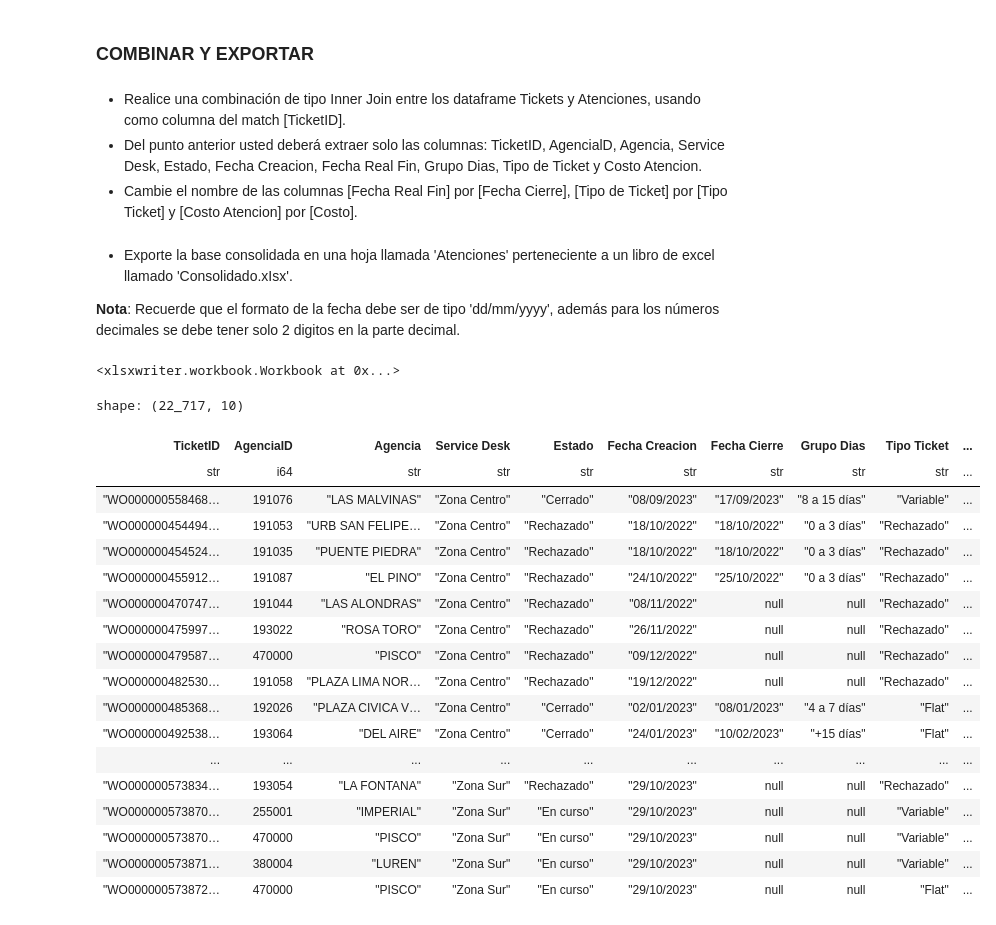
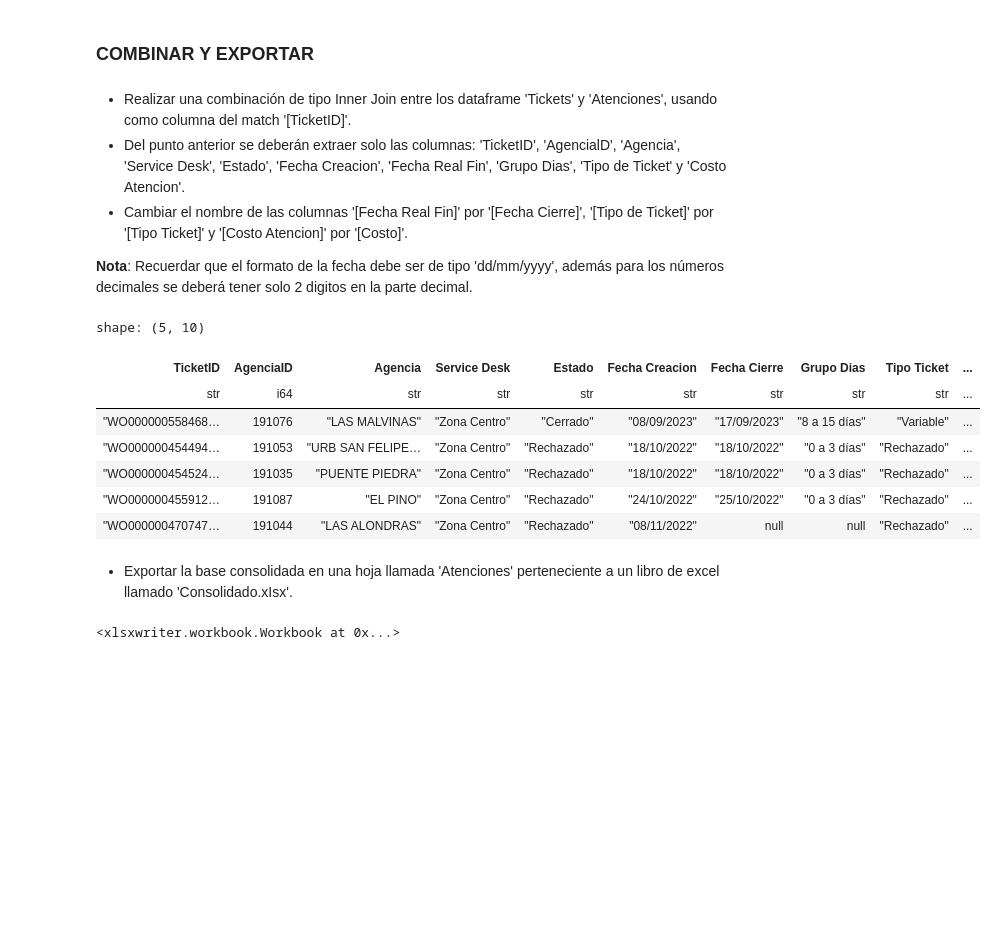
Before and after one commit to Jeshua-Romero-Guadarrama/ADDC-PYTHON-FOR-ETL, a Jupyter notebook: CASO PRÁCTICO I. GESTIÓN DE ATENCIONES/CASO PRÁCTICO I. GESTIÓN DE ATENCIONES.ipynb, the cells around one changed output. Drawn from its saved outputs; the diff is of its cells as text; code cells hidden in the pictures; blank space fills up the shorter version.

```diff
--- a/CASO PRÁCTICO I. GESTIÓN DE ATENCIONES/CASO PRÁCTICO I. GESTIÓN DE ATENCIONES.ipynb
+++ b/CASO PRÁCTICO I. GESTIÓN DE ATENCIONES/CASO PRÁCTICO I. GESTIÓN DE ATENCIONES.ipynb
@@ -201,9 +241,11 @@ Atenciones = Atenciones.with_columns([
 # %% [markdown]
 ### COMBINAR Y EXPORTAR
 # %% [markdown]
-- Realice una combinación de tipo Inner Join entre los dataframe Tickets y Atenciones, usando como columna del match [TicketID].
-- Del punto anterior usted deberá extraer solo las columnas: TicketID, AgencialD, Agencia, Service Desk, Estado, Fecha Creacion, Fecha Real Fin, Grupo Dias, Tipo de Ticket y Costo Atencion.
-- Cambie el nombre de las columnas [Fecha Real Fin] por [Fecha Cierre], [Tipo de Ticket] por [Tipo Ticket] y [Costo Atencion] por [Costo].
+- Realizar una combinación de tipo Inner Join entre los dataframe 'Tickets' y 'Atenciones', usando como columna del match '[TicketID]'.
+- Del punto anterior se deberán extraer solo las columnas: 'TicketID', 'AgencialD', 'Agencia', 'Service Desk', 'Estado', 'Fecha Creacion', 'Fecha Real Fin', 'Grupo Dias', 'Tipo de Ticket' y 'Costo Atencion'.
+- Cambiar el nombre de las columnas '[Fecha Real Fin]' por '[Fecha Cierre]', '[Tipo de Ticket]' por '[Tipo Ticket]' y '[Costo Atencion]' por '[Costo]'.
+
+**Nota**: Recuerdar que el formato de la fecha debe ser de tipo 'dd/mm/yyyy', además para los números decimales se deberá tener solo 2 digitos en la parte decimal.
 # %%
 # Definir las columnas requeridas:
 Columnas = [
@@ -211,37 +253,45 @@ Columnas = [
     'Fecha Creacion', 'Fecha Real Fin', 'Grupo Dias', 'Tipo de Ticket', 'Costo Atencion'
 ]
 # Definir los nuevos nombres de columna:
 NuevosNombres = {
     'Fecha Real Fin': 'Fecha Cierre',
     'Tipo de Ticket': 'Tipo Ticket',
     'Costo Atencion': 'Costo'
 }
 # Realizar la combinación de tipo Inner Join:
 Consolidado = Tickets.join(Atenciones, on = 'TicketID', how = 'inner') \
     .select(
         # Seleccionar las columnas específicas:
         Columnas
     ) \
     .rename(
         # Cambiar el nombre de las columnas:
         NuevosNombres
     ) \
     .with_columns([
         # Formatear las fechas de la columna 'Fecha Creacion' al formato 'dd/mm/yyyy':
         pl.col('Fecha Creacion').cast(pl.Date).dt.strftime('%d/%m/%Y').alias('Fecha Creacion')
     ]) \
     .with_columns([
         # Formatear las fechas de la columna 'Fecha Cierre' al formato 'dd/mm/yyyy':
         pl.col('Fecha Cierre').cast(pl.Date).dt.strftime('%d/%m/%Y').alias('Fecha Cierre')
     ]) \
     .with_columns([
         # Formatear los números decimales para tener solo 2 dígitos en la parte decimal:
         pl.col('Costo').round(2).alias('Costo')
     ])
+Consolidado.head()
+# %% [output]
+shape: (5, 10)
+| TicketID | AgenciaID | Agencia | Service Desk | Estado | Fecha Creacion | Fecha Cierre | Grupo Dias | Tipo Ticket | ... |
+| str | i64 | str | str | str | str | str | str | str | ... |
+| "WO000000558468… | 191076 | "LAS MALVINAS" | "Zona Centro" | "Cerrado" | "08/09/2023" | "17/09/2023" | "8 a 15 días" | "Variable" | ... |
+| "WO000000454494… | 191053 | "URB SAN FELIPE… | "Zona Centro" | "Rechazado" | "18/10/2022" | "18/10/2022" | "0 a 3 días" | "Rechazado" | ... |
+| "WO000000454524… | 191035 | "PUENTE PIEDRA" | "Zona Centro" | "Rechazado" | "18/10/2022" | "18/10/2022" | "0 a 3 días" | "Rechazado" | ... |
+| "WO000000455912… | 191087 | "EL PINO" | "Zona Centro" | "Rechazado" | "24/10/2022" | "25/10/2022" | "0 a 3 días" | "Rechazado" | ... |
+| "WO000000470747… | 191044 | "LAS ALONDRAS" | "Zona Centro" | "Rechazado" | "08/11/2022" | null | null | "Rechazado" | ... |
 # %% [markdown]
-- Exporte la base consolidada en una hoja llamada 'Atenciones' perteneciente a un libro de excel llamado 'Consolidado.xIsx'.
-
-**Nota**: Recuerde que el formato de la fecha debe ser de tipo 'dd/mm/yyyy', además para los números decimales se debe tener solo 2 digitos en la parte decimal.
+- Exportar la base consolidada en una hoja llamada 'Atenciones' perteneciente a un libro de excel llamado 'Consolidado.xIsx'.
 # %%
 Consolidado.write_excel(
         # Exportar la base consolidada a un archivo Excel:
@@ -249,25 +299,3 @@ Consolidado.write_excel(
     )
 # %% [output]
 <xlsxwriter.workbook.Workbook at 0x...>
-# %%
-Consolidado
-# %% [output]
-shape: (22_717, 10)
-| TicketID | AgenciaID | Agencia | Service Desk | Estado | Fecha Creacion | Fecha Cierre | Grupo Dias | Tipo Ticket | ... |
-| str | i64 | str | str | str | str | str | str | str | ... |
-| "WO000000558468… | 191076 | "LAS MALVINAS" | "Zona Centro" | "Cerrado" | "08/09/2023" | "17/09/2023" | "8 a 15 días" | "Variable" | ... |
-| "WO000000454494… | 191053 | "URB SAN FELIPE… | "Zona Centro" | "Rechazado" | "18/10/2022" | "18/10/2022" | "0 a 3 días" | "Rechazado" | ... |
-| "WO000000454524… | 191035 | "PUENTE PIEDRA" | "Zona Centro" | "Rechazado" | "18/10/2022" | "18/10/2022" | "0 a 3 días" | "Rechazado" | ... |
-| "WO000000455912… | 191087 | "EL PINO" | "Zona Centro" | "Rechazado" | "24/10/2022" | "25/10/2022" | "0 a 3 días" | "Rechazado" | ... |
-| "WO000000470747… | 191044 | "LAS ALONDRAS" | "Zona Centro" | "Rechazado" | "08/11/2022" | null | null | "Rechazado" | ... |
-| "WO000000475997… | 193022 | "ROSA TORO" | "Zona Centro" | "Rechazado" | "26/11/2022" | null | null | "Rechazado" | ... |
-| "WO000000479587… | 470000 | "PISCO" | "Zona Centro" | "Rechazado" | "09/12/2022" | null | null | "Rechazado" | ... |
-| "WO000000482530… | 191058 | "PLAZA LIMA NOR… | "Zona Centro" | "Rechazado" | "19/12/2022" | null | null | "Rechazado" | ... |
-| "WO000000485368… | 192026 | "PLAZA CIVICA V… | "Zona Centro" | "Cerrado" | "02/01/2023" | "08/01/2023" | "4 a 7 días" | "Flat" | ... |
-| "WO000000492538… | 193064 | "DEL AIRE" | "Zona Centro" | "Cerrado" | "24/01/2023" | "10/02/2023" | "+15 días" | "Flat" | ... |
-| ... | ... | ... | ... | ... | ... | ... | ... | ... | ... |
-| "WO000000573834… | 193054 | "LA FONTANA" | "Zona Sur" | "Rechazado" | "29/10/2023" | null | null | "Rechazado" | ... |
-| "WO000000573870… | 255001 | "IMPERIAL" | "Zona Sur" | "En curso" | "29/10/2023" | null | null | "Variable" | ... |
-| "WO000000573870… | 470000 | "PISCO" | "Zona Sur" | "En curso" | "29/10/2023" | null | null | "Variable" | ... |
-| "WO000000573871… | 380004 | "LUREN" | "Zona Sur" | "En curso" | "29/10/2023" | null | null | "Variable" | ... |
-| "WO000000573872… | 470000 | "PISCO" | "Zona Sur" | "En curso" | "29/10/2023" | null | null | "Flat" | ... |
```
Also changed, not shown: parts of 9 cells of this notebook, 1 other file.
